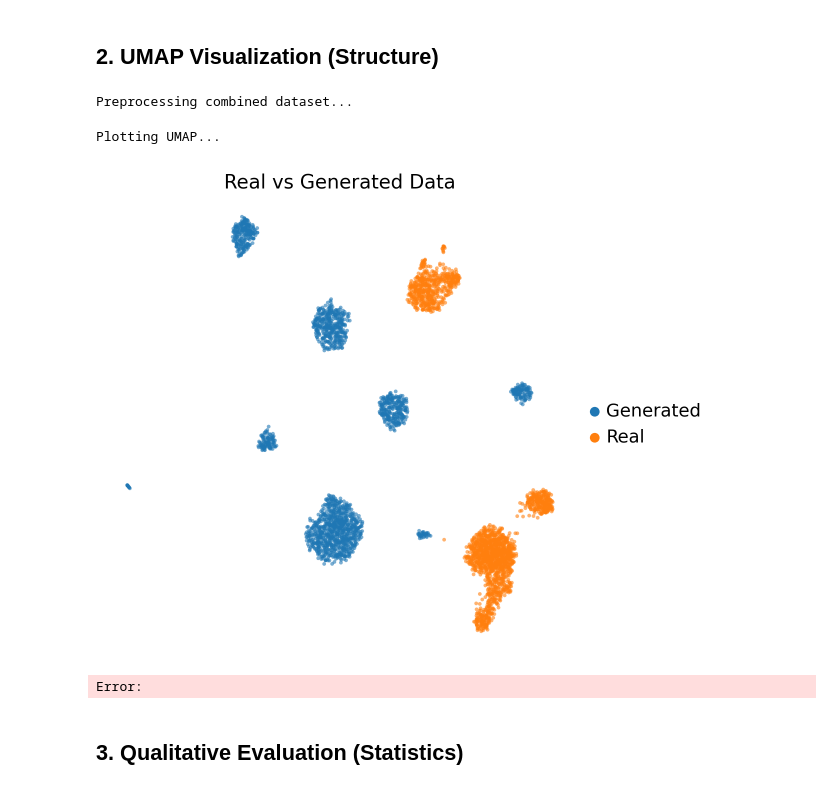
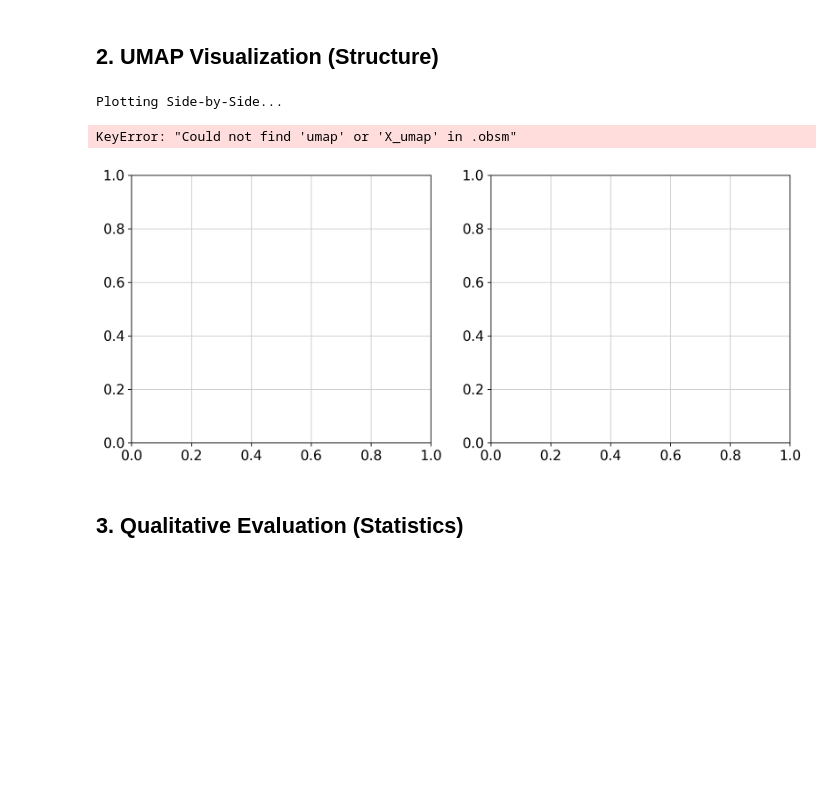
Before and after one commit to elena-iri/Isoflow, a Jupyter notebook: flow_cfg_lib_size_eval.ipynb, the cells around one changed output. Drawn from its saved outputs; the diff is of its cells as text; code cells hidden in the pictures; blank space fills up the shorter version.

```diff
--- a/flow_cfg_lib_size_eval.ipynb
+++ b/flow_cfg_lib_size_eval.ipynb
@@ -17,7 +17,7 @@ plt.rcParams['figure.figsize'] = (6, 6)
 ## 1. Load Data
 # %%
 # Paths (Adjust if necessary)
-REAL_DATA_PATH = "/dtu/blackhole/06/213542/paperdata/pbmc3k_train.h5ad"
+REAL_DATA_PATH = "/dtu/blackhole/06/213542/paperdata/pbmc3k_test.h5ad"
 GEN_DATA_PATH = "/dtu/blackhole/06/213542/paperdata/new_generated_pbmc3k_counts.h5ad"
 
 # 1. Load Real Data
@@ -73,30 +67,25 @@ NameError: name 'X_gen' is not defined
 # %% [markdown]
 ## 2. UMAP Visualization (Structure)
 # %%
-# Merge datasets for joint UMAP
+import scanpy as sc
+import matplotlib.pyplot as plt
+
+# 1. Merge datasets
 adata_real.obs['Source'] = 'Real'
 adata_gen.obs['Source'] = 'Generated'
 
+# Note: concetenate is older syntax, but valid.
 adata_combined = adata_real.concatenate(adata_gen)
 
-# Preprocessing
-print("Preprocessing combined dataset...")
-sc.pp.normalize_total(adata_combined, target_sum=1e4)
-sc.pp.log1p(adata_combined)
-sc.pp.highly_variable_genes(adata_combined, min_mean=0.0125, max_mean=3, min_disp=0.5)
-sc.pp.scale(adata_combined, max_value=10)
-sc.tl.pca(adata_combined, svd_solver='arpack')
-sc.pp.neighbors(adata_combined, n_neighbors=10, n_pcs=40)
-sc.tl.umap(adata_combined)
 
-# Plot
-print("Plotting UMAP...")
-sc.pl.umap(adata_combined, color='Source', alpha=0.6, title='Real vs Generated Data')
+print("Plotting Side-by-Side...")
+
+# Create a figure with 2 subplots
+fig, axs = plt.subplots(1, 2, figsize=(12, 5))
 # %% [output]
-Preprocessing combined dataset...
+Plotting Side-by-Side...
-Plotting UMAP...
+KeyError: "Could not find 'umap' or 'X_umap' in .obsm"
-[figure, old version]
+[figure, new version]
-Error:
 # %% [markdown]
 ## 3. Qualitative Evaluation (Statistics)
 # %%
```
Also changed, not shown: parts of 1 cell of this notebook, 2 other files.
